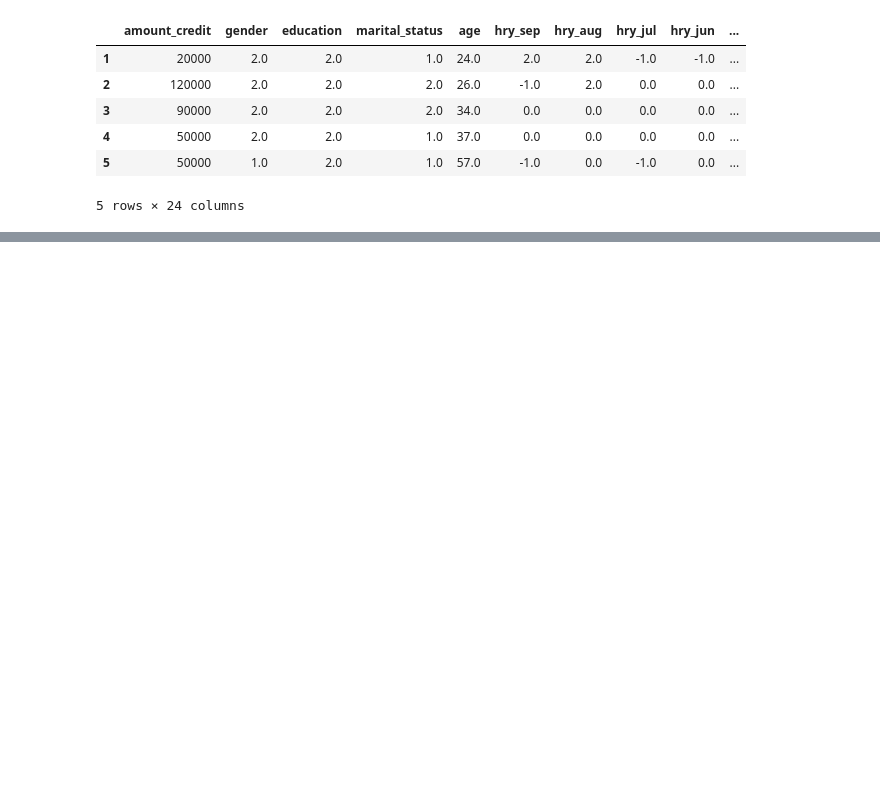
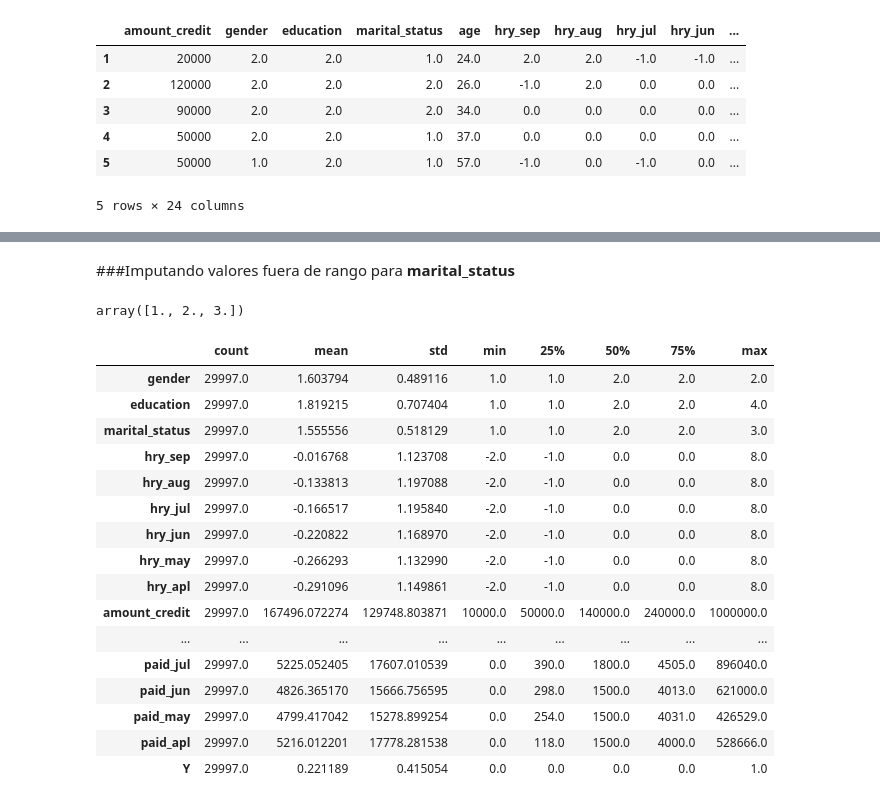
Before and after one commit to PosgradoMNA/Actividades_de_Aprendizaje_A01793670_BryanAlvaradoCruz, a Jupyter notebook: A01793670_Actividad_Semanal_6_DS.ipynb, the cells around one changed output, grey strips where cells are left out. Saved outputs shown, nothing was run; the diff lists cells and outputs as text; code cells hidden in the pictures; blank space fills up the shorter version.

```diff
--- a/A01793670_Actividad_Semanal_6_DS.ipynb
+++ b/A01793670_Actividad_Semanal_6_DS.ipynb
@@ -85,0 +430,2 @@ df.head()
+# %%
+moda_education = int(df_imp["education"].mode())
@@ -85,0 +436,3 @@ df.head()
+# %%
+df_imp["education"] = df_imp["education"].apply(lambda x: (moda_education) if x > 4 else x)
+df_imp["education"] = df_imp["education"].apply(lambda x: (moda_education) if x < 1 else x)
@@ -85,0 +443,10 @@ df.head()
+# %% [markdown]
+###Imputando valores fuera de rango para **marital_status**
+# %%
+moda_marital = int(df_imp["marital_status"].mode())
+# %%
+df_imp["marital_status"] = df_imp["marital_status"].apply(lambda x: (moda_marital) if x < 1 else x)
+# %%
+df_imp["marital_status"].unique()
+# %% [output]
+array([1., 2., 3.])
@@ -85,0 +457,20 @@ df.head()
+# %%
+df_imp.describe().T
+# %% [output]
+|  | count | mean | std | min | 25% | 50% | 75% | max |
+| gender | 29997.0 | 1.603794 | 0.489116 | 1.0 | 1.0 | 2.0 | 2.0 | 2.0 |
+| education | 29997.0 | 1.819215 | 0.707404 | 1.0 | 1.0 | 2.0 | 2.0 | 4.0 |
+| marital_status | 29997.0 | 1.555556 | 0.518129 | 1.0 | 1.0 | 2.0 | 2.0 | 3.0 |
+| hry_sep | 29997.0 | -0.016768 | 1.123708 | -2.0 | -1.0 | 0.0 | 0.0 | 8.0 |
+| hry_aug | 29997.0 | -0.133813 | 1.197088 | -2.0 | -1.0 | 0.0 | 0.0 | 8.0 |
+| hry_jul | 29997.0 | -0.166517 | 1.195840 | -2.0 | -1.0 | 0.0 | 0.0 | 8.0 |
+| hry_jun | 29997.0 | -0.220822 | 1.168970 | -2.0 | -1.0 | 0.0 | 0.0 | 8.0 |
+| hry_may | 29997.0 | -0.266293 | 1.132990 | -2.0 | -1.0 | 0.0 | 0.0 | 8.0 |
+| hry_apl | 29997.0 | -0.291096 | 1.149861 | -2.0 | -1.0 | 0.0 | 0.0 | 8.0 |
+| amount_credit | 29997.0 | 167496.072274 | 129748.803871 | 10000.0 | 50000.0 | 140000.0 | 240000.0 | 1000000.0 |
+| ... | ... | ... | ... | ... | ... | ... | ... | ... |
+| paid_jul | 29997.0 | 5225.052405 | 17607.010539 | 0.0 | 390.0 | 1800.0 | 4505.0 | 896040.0 |
+| paid_jun | 29997.0 | 4826.365170 | 15666.756595 | 0.0 | 298.0 | 1500.0 | 4013.0 | 621000.0 |
+| paid_may | 29997.0 | 4799.417042 | 15278.899254 | 0.0 | 254.0 | 1500.0 | 4031.0 | 426529.0 |
+| paid_apl | 29997.0 | 5216.012201 | 17778.281538 | 0.0 | 118.0 | 1500.0 | 4000.0 | 528666.0 |
+| Y | 29997.0 | 0.221189 | 0.415054 | 0.0 | 0.0 | 0.0 | 0.0 | 1.0 |
```
Also changed, not shown: parts of 56 cells of this notebook.
